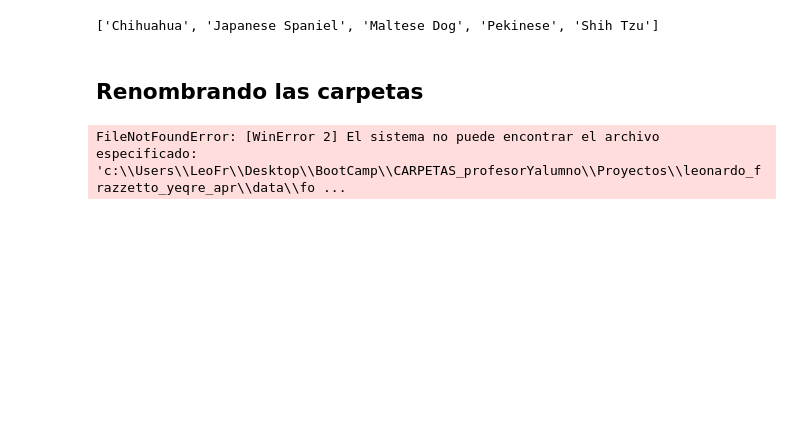
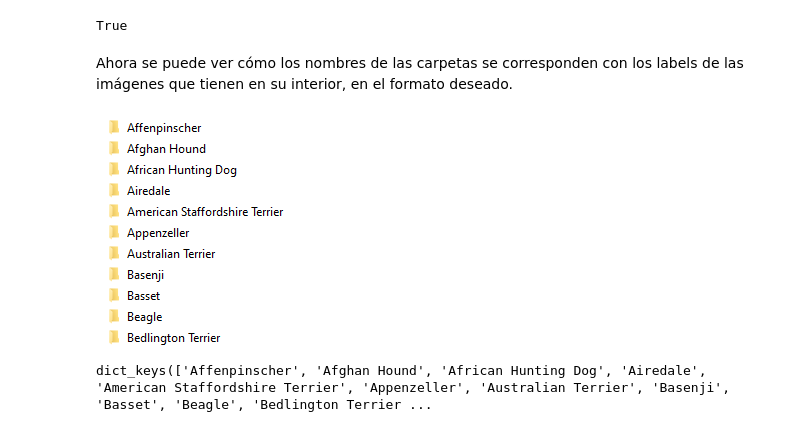
Before and after one commit to leo90rc/leonardo_frazzetto_yeqre_apr, a Jupyter notebook: src/main.ipynb, the cells around one changed output. Drawn from its saved outputs; the diff is of its cells as text; code cells hidden in the pictures; blank space fills up the shorter version.

Commit message:
Cargando imagenes

```diff
--- a/src/main.ipynb
+++ b/src/main.ipynb
@@ -37,11 +45,11 @@ md_tb.renombrar_carpetas('test')
-# %%
-lista_carpetas_ok = md_tb.nombres_carpetas_ok(lista_carpetas_train)
-lista_carpetas_ok[:5]
-# %% [output]
-['Chihuahua', 'Japanese Spaniel', 'Maltese Dog', 'Pekinese', 'Shih Tzu']
-# %% [markdown]
-## Renombrando las carpetas
-# %%
-md_tb.renombrar_carpetas_train(lista_carpetas_ok)
-# %% [output]
-FileNotFoundError: [WinError 2] El sistema no puede encontrar el archivo especificado: 'c:\\Users\\LeoFr\\Desktop\\BootCamp\\CARPETAS_profesorYalumno\\Proyectos\\leonardo_frazzetto_yeqre_apr\\data\\fo ...
+# %%
+os.listdir('../data/fotos_perros/train') == os.listdir('../data/fotos_perros/test')
+# %% [output]
+True
+# %% [markdown]
+Ahora se puede ver cómo los nombres de las carpetas se corresponden con los labels de las imágenes que tienen en su interior, en el formato deseado.
+# %%
+nombre_carpetas_labels = Image.open('../resources/nombre_carpetas_labels.png','r')
+nombre_carpetas_labels
+# %% [output]
+[figure, added]
@@ -47,0 +63,4 @@ FileNotFoundError: [WinError 2] El sistema no puede encontrar el archivo especif
+# %%
+dict_test.keys()
+# %% [output]
+dict_keys(['Affenpinscher', 'Afghan Hound', 'African Hunting Dog', 'Airedale', 'American Staffordshire Terrier', 'Appenzeller', 'Australian Terrier', 'Basenji', 'Basset', 'Beagle', 'Bedlington Terrier ...
```
Also changed, not shown: parts of 24 cells of this notebook, 4 other files.
